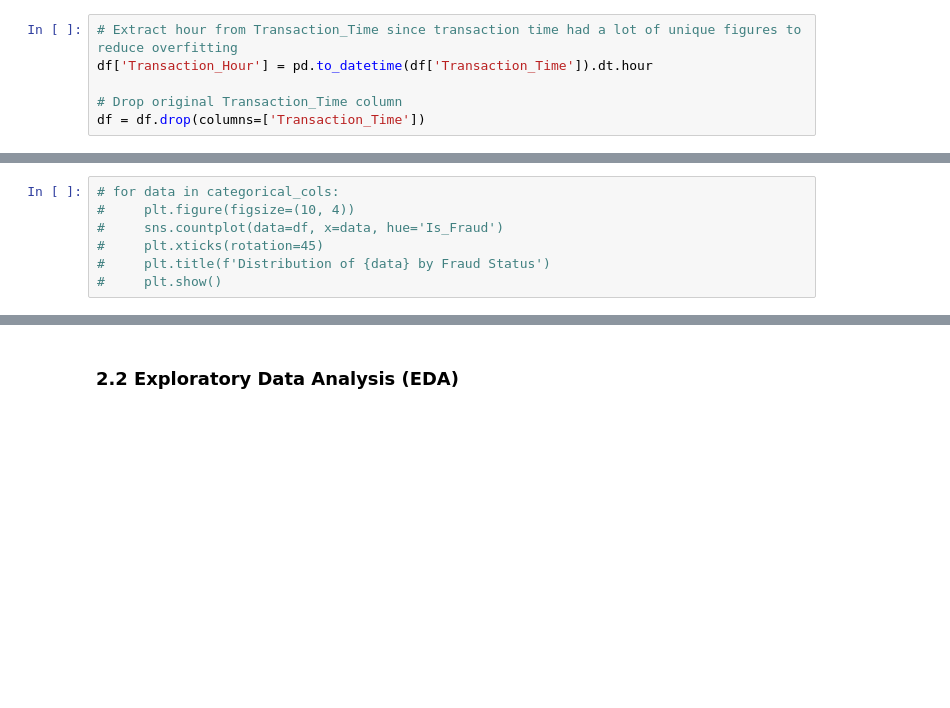
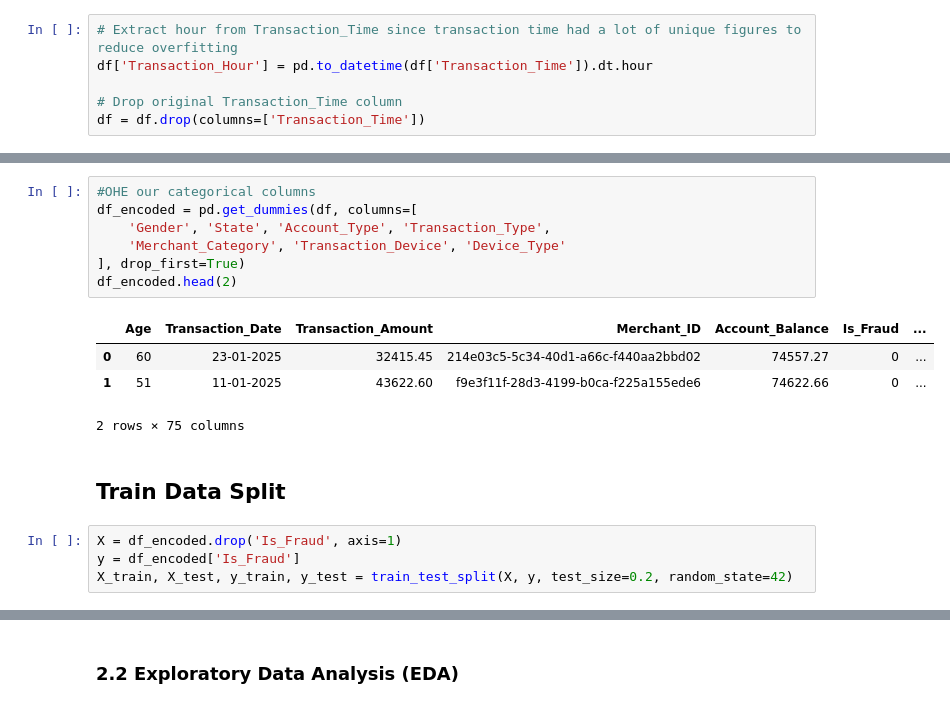
Before and after one commit to gkipkirui1/DSF-PT08P5-GROUP4-CAPSTONE-PROJECT, a Jupyter notebook: index.ipynb, the cells around one changed output, grey strips where cells are left out. Saved outputs shown, nothing was run; the diff lists cells and outputs as text; blank space fills up the shorter version.

Commit message:
Train Data Splitting

```diff
--- a/index.ipynb
+++ b/index.ipynb
@@ -296,7 +311,18 @@ df = df.drop(columns=['Transaction_Time'])
-# %%
-# for data in categorical_cols:
-#     plt.figure(figsize=(10, 4))
-#     sns.countplot(data=df, x=data, hue='Is_Fraud')
-#     plt.xticks(rotation=45)
-#     plt.title(f'Distribution of {data} by Fraud Status')
-#     plt.show()
+# %%
+#OHE our categorical columns
+df_encoded = pd.get_dummies(df, columns=[
+    'Gender', 'State', 'Account_Type', 'Transaction_Type',
+    'Merchant_Category', 'Transaction_Device', 'Device_Type'
+], drop_first=True)
+df_encoded.head(2)
+# %% [output]
+|  | Age | Transaction_Date | Transaction_Amount | Merchant_ID | Account_Balance | Is_Fraud | ... |
+| 0 | 60 | 23-01-2025 | 32415.45 | 214e03c5-5c34-40d1-a66c-f440aa2bbd02 | 74557.27 | 0 | ... |
+| 1 | 51 | 11-01-2025 | 43622.60 | f9e3f11f-28d3-4199-b0ca-f225a155ede6 | 74622.66 | 0 | ... |
+2 rows × 75 columns
+# %% [markdown]
+## Train Data Split
+# %%
+X = df_encoded.drop('Is_Fraud', axis=1)
+y = df_encoded['Is_Fraud']
+X_train, X_test, y_train, y_test = train_test_split(X, y, test_size=0.2, random_state=42)
```
Also changed, not shown: parts of 6 cells of this notebook.
